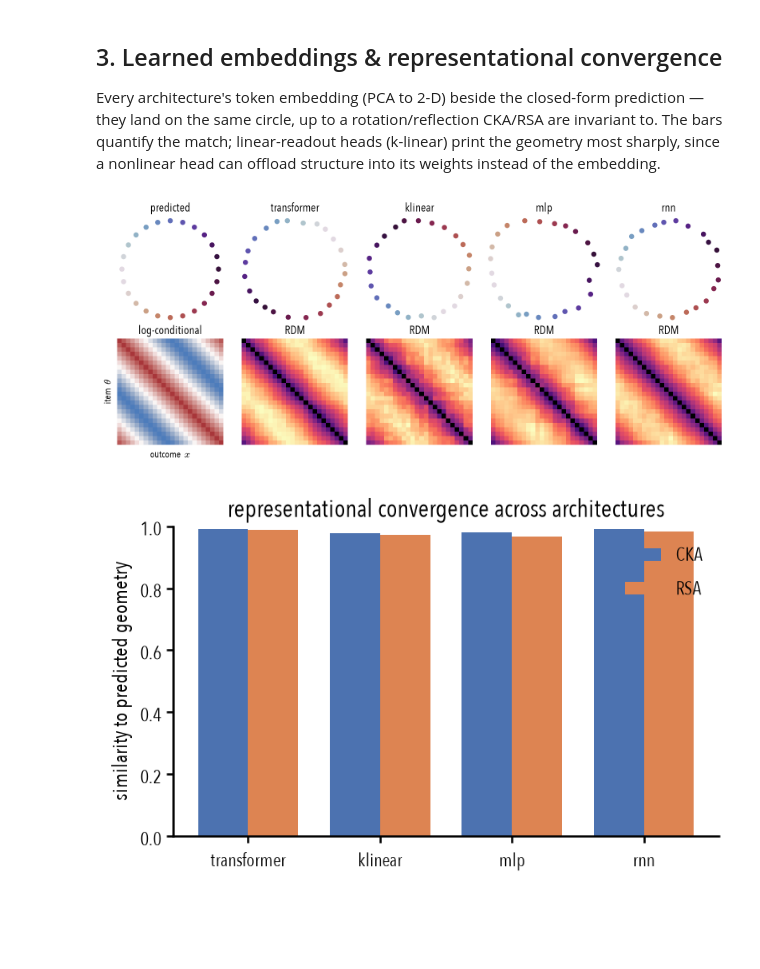
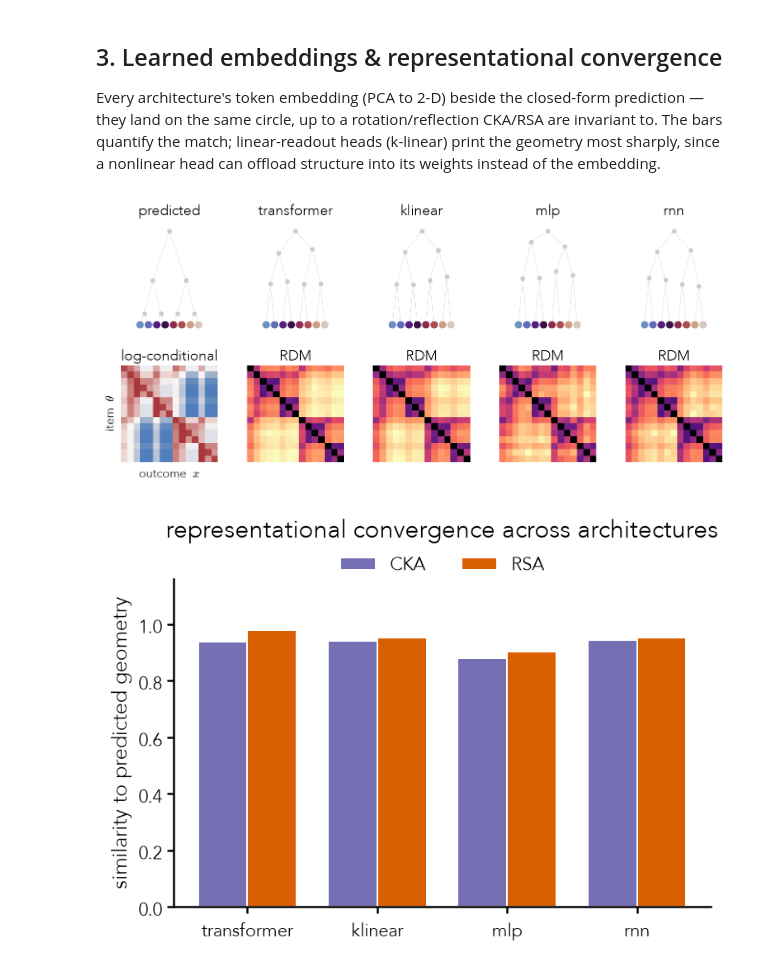
Before and after one commit to wurgaft-goodfire/rational-reps, a Jupyter notebook: src/notebooks/geometry_analysis.ipynb, the cells around one changed output. Drawn from its saved outputs; the diff is of its cells as text; code cells hidden in the pictures; blank space fills up the shorter version.

```diff
--- a/src/notebooks/geometry_analysis.ipynb
+++ b/src/notebooks/geometry_analysis.ipynb
@@ -23,8 +23,9 @@ Factor the ring's log-conditional — no training. The translation symmetry give
 top Fourier pair, and the top-2 code lands on a circle.
 # %%
 # pick a structure here — everything below follows from it
-spec = {"structure": "grid", "n": 15}   # e.g. {"structure": "chain", "n": 24} or {"structure": "grid", "n": 6, "m": 6}
+spec = {"structure": "tree", "n": 3, "k": 2, "gamma": 0.8, "leaves_only": False}   # e.g. {"structure": "chain", "n": 24} or {"structure": "grid", "n": 6, "m": 6}
 L = graph_conditional(spec)
 E_pred = predicted_geometry(L)
+# trees: tree_view="ultrametric" (default) | "pca" | "simplex"; set leaves_only=True in spec for leaf-only items
 plot_utils.plot_predicted_geometry(spec, L, E_pred);
 # %% [output]
@@ -102,8 +110,8 @@ the same circle, up to a rotation/reflection CKA/RSA are invariant to. The bars
 linear-readout heads (k-linear) print the geometry most sharply, since a nonlinear head can offload
 structure into its weights instead of the embedding.
 # %%
-plot_utils.plot_embedding_panels(E_pred, {a: results[a]["reps"] for a in ARCHS}, L)
+plot_utils.plot_embedding_panels(E_pred, {a: results[a]["reps"] for a in ARCHS}, L, spec=spec)
 plot_utils.plot_convergence_bars({a: {"cka": results[a]["cka"], "rsa": results[a]["rsa"]} for a in ARCHS});
 # %% [output]
-[figure, old version]
+[figure, new version]
-[figure, old version]
+[figure, new version]
```
Also changed, not shown: parts of 2 cells of this notebook, 13 other files.
